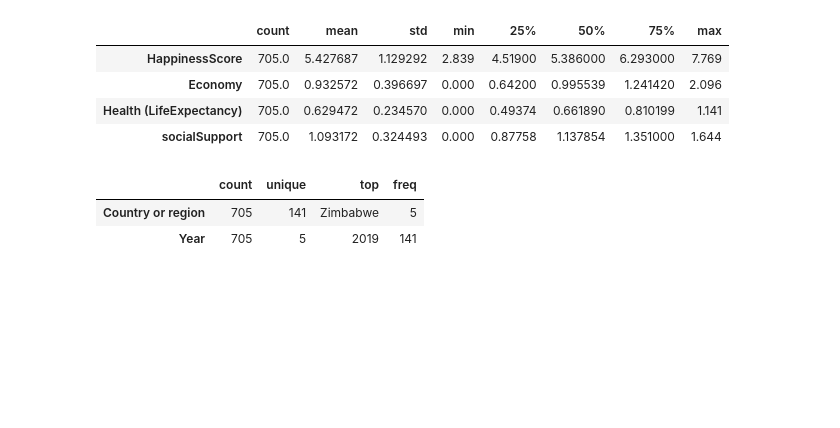
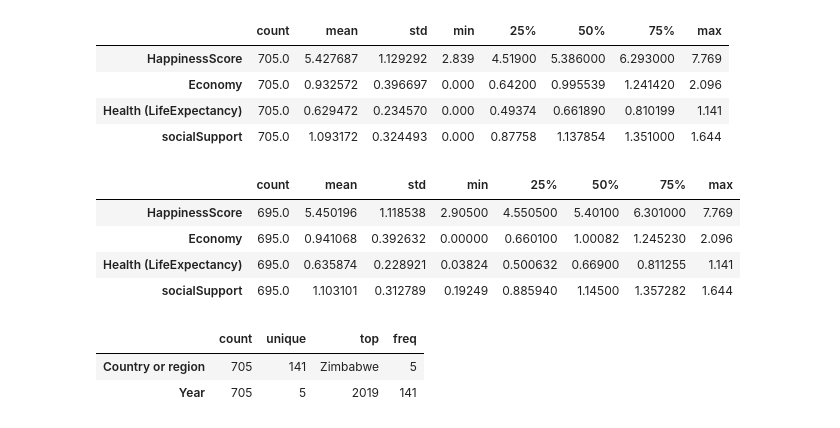
Before and after one commit to ArminD93/WorldHappinessReport, a Jupyter notebook: WorldHappinessReport_podsumowanie.ipynb, the cells around one changed output. Drawn from its saved outputs; the diff is of its cells as text; code cells hidden in the pictures; blank space fills up the shorter version.

```diff
--- a/WorldHappinessReport_podsumowanie.ipynb
+++ b/WorldHappinessReport_podsumowanie.ipynb
@@ -779,6 +787,15 @@ AllFeatures.describe().T
 | Economy | 705.0 | 0.932572 | 0.396697 | 0.000 | 0.64200 | 0.995539 | 1.241420 | 2.096 |
 | Health (LifeExpectancy) | 705.0 | 0.629472 | 0.234570 | 0.000 | 0.49374 | 0.661890 | 0.810199 | 1.141 |
 | socialSupport | 705.0 | 1.093172 | 0.324493 | 0.000 | 0.87758 | 1.137854 | 1.351000 | 1.644 |
+# %%
+# Po pozbyciu się wartości odstających
+AllFeatures_iqr.describe().T
+# %% [output]
+|  | count | mean | std | min | 25% | 50% | 75% | max |
+| HappinessScore | 695.0 | 5.450196 | 1.118538 | 2.90500 | 4.550500 | 5.40100 | 6.301000 | 7.769 |
+| Economy | 695.0 | 0.941068 | 0.392632 | 0.00000 | 0.660100 | 1.00082 | 1.245230 | 2.096 |
+| Health (LifeExpectancy) | 695.0 | 0.635874 | 0.228921 | 0.03824 | 0.500632 | 0.66900 | 0.811255 | 1.141 |
+| socialSupport | 695.0 | 1.103101 | 0.312789 | 0.19249 | 0.885940 | 1.14500 | 1.357282 | 1.644 |
 # %%
 AllFeatures.describe(include=['category']).T
 # %% [output]
```
Also changed, not shown: parts of 21 cells of this notebook.
